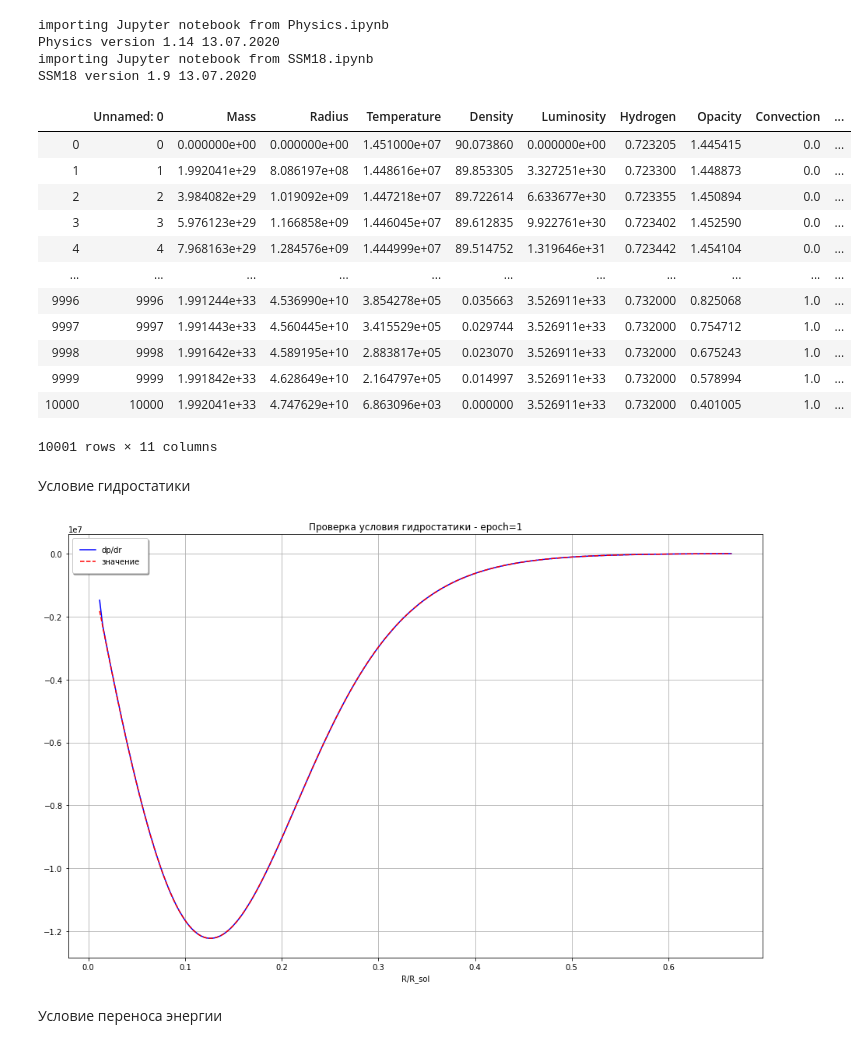
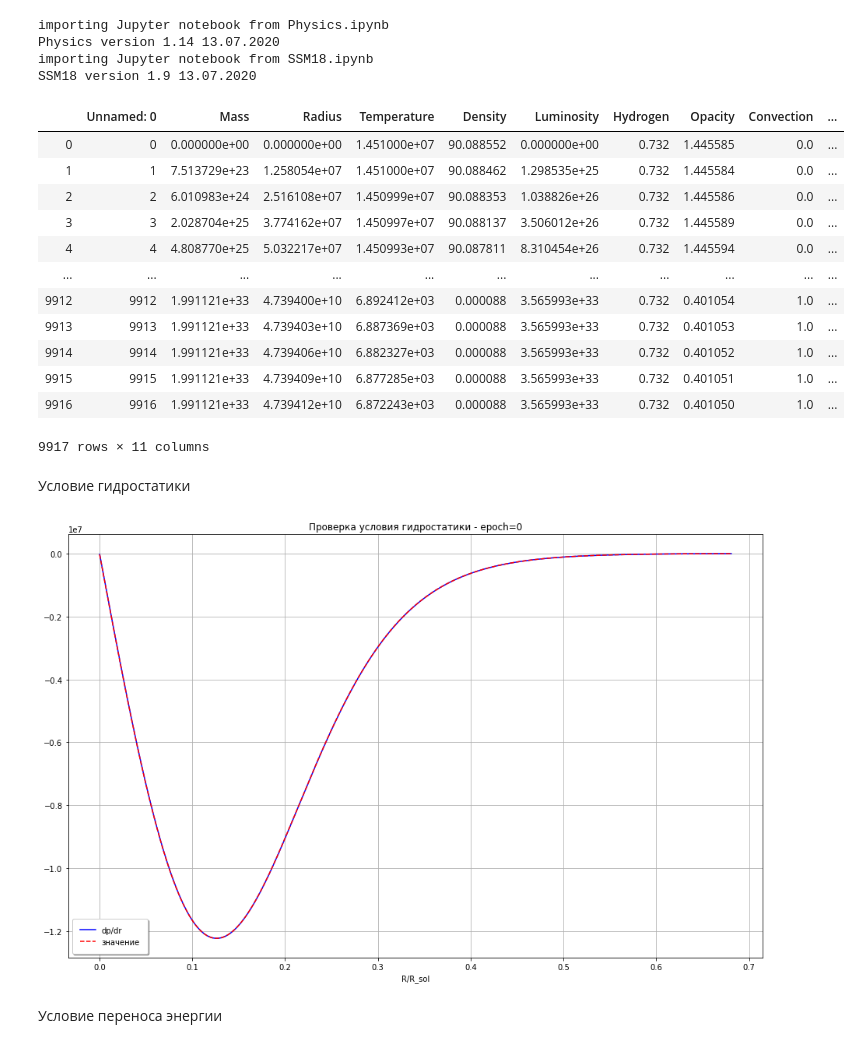
Before and after one commit to boangri/StarModels, a Jupyter notebook: CheckModel.ipynb, the cells around one changed output. Drawn from its saved outputs; the diff is of its cells as text; code cells hidden in the pictures.

```diff
--- a/CheckModel.ipynb
+++ b/CheckModel.ipynb
@@ -27,27 +27,28 @@ pi = math.pi
 Z = s.Z
 # %%
 def load_model(epoch):
-    filename = 'Mass/4epoch%.02d.csv' % epoch
+    filename = 'FromCenter/4epoch%.02d.csv' % epoch
+#     filename = 'Mass/4epoch%.02d.csv' % epoch
     return pd.read_csv(filename)
 # %%
-epoch = 1
+epoch = 0
 df1 = load_model(epoch)
 dimM = len(df1.index)
 df1
 # %% [output]
 |  | Unnamed: 0 | Mass | Radius | Temperature | Density | Luminosity | Hydrogen | Opacity | Convection | ... |
-| 0 | 0 | 0.000000e+00 | 0.000000e+00 | 1.451000e+07 | 90.073860 | 0.000000e+00 | 0.723205 | 1.445415 | 0.0 | ... |
-| 1 | 1 | 1.992041e+29 | 8.086197e+08 | 1.448616e+07 | 89.853305 | 3.327251e+30 | 0.723300 | 1.448873 | 0.0 | ... |
-| 2 | 2 | 3.984082e+29 | 1.019092e+09 | 1.447218e+07 | 89.722614 | 6.633677e+30 | 0.723355 | 1.450894 | 0.0 | ... |
-| 3 | 3 | 5.976123e+29 | 1.166858e+09 | 1.446045e+07 | 89.612835 | 9.922761e+30 | 0.723402 | 1.452590 | 0.0 | ... |
-| 4 | 4 | 7.968163e+29 | 1.284576e+09 | 1.444999e+07 | 89.514752 | 1.319646e+31 | 0.723442 | 1.454104 | 0.0 | ... |
+| 0 | 0 | 0.000000e+00 | 0.000000e+00 | 1.451000e+07 | 90.088552 | 0.000000e+00 | 0.732 | 1.445585 | 0.0 | ... |
+| 1 | 1 | 7.513729e+23 | 1.258054e+07 | 1.451000e+07 | 90.088462 | 1.298535e+25 | 0.732 | 1.445584 | 0.0 | ... |
+| 2 | 2 | 6.010983e+24 | 2.516108e+07 | 1.450999e+07 | 90.088353 | 1.038826e+26 | 0.732 | 1.445586 | 0.0 | ... |
+| 3 | 3 | 2.028704e+25 | 3.774162e+07 | 1.450997e+07 | 90.088137 | 3.506012e+26 | 0.732 | 1.445589 | 0.0 | ... |
+| 4 | 4 | 4.808770e+25 | 5.032217e+07 | 1.450993e+07 | 90.087811 | 8.310454e+26 | 0.732 | 1.445594 | 0.0 | ... |
 | ... | ... | ... | ... | ... | ... | ... | ... | ... | ... | ... |
-| 9996 | 9996 | 1.991244e+33 | 4.536990e+10 | 3.854278e+05 | 0.035663 | 3.526911e+33 | 0.732000 | 0.825068 | 1.0 | ... |
-| 9997 | 9997 | 1.991443e+33 | 4.560445e+10 | 3.415529e+05 | 0.029744 | 3.526911e+33 | 0.732000 | 0.754712 | 1.0 | ... |
-| 9998 | 9998 | 1.991642e+33 | 4.589195e+10 | 2.883817e+05 | 0.023070 | 3.526911e+33 | 0.732000 | 0.675243 | 1.0 | ... |
-| 9999 | 9999 | 1.991842e+33 | 4.628649e+10 | 2.164797e+05 | 0.014997 | 3.526911e+33 | 0.732000 | 0.578994 | 1.0 | ... |
-| 10000 | 10000 | 1.992041e+33 | 4.747629e+10 | 6.863096e+03 | 0.000000 | 3.526911e+33 | 0.732000 | 0.401005 | 1.0 | ... |
+| 9912 | 9912 | 1.991121e+33 | 4.739400e+10 | 6.892412e+03 | 0.000088 | 3.565993e+33 | 0.732 | 0.401054 | 1.0 | ... |
+| 9913 | 9913 | 1.991121e+33 | 4.739403e+10 | 6.887369e+03 | 0.000088 | 3.565993e+33 | 0.732 | 0.401053 | 1.0 | ... |
+| 9914 | 9914 | 1.991121e+33 | 4.739406e+10 | 6.882327e+03 | 0.000088 | 3.565993e+33 | 0.732 | 0.401052 | 1.0 | ... |
+| 9915 | 9915 | 1.991121e+33 | 4.739409e+10 | 6.877285e+03 | 0.000088 | 3.565993e+33 | 0.732 | 0.401051 | 1.0 | ... |
+| 9916 | 9916 | 1.991121e+33 | 4.739412e+10 | 6.872243e+03 | 0.000088 | 3.565993e+33 | 0.732 | 0.401050 | 1.0 | ... |
-10001 rows × 11 columns
+9917 rows × 11 columns
 # %%
 x = df1['Hydrogen'].values
 m = df1['Mass'].values
@@ -94,7 +95,7 @@ plt.title('Проверка условия гидростатики - epoch=%d'
 ax.grid(b=True, which='both')
 ax.legend(fancybox=True, framealpha=1, shadow=True, borderpad=1);
 # %% [output]
-[figure, old version]
+[figure, new version]
 # %% [markdown]
 Условие переноса энергии
 # %%
```
Also changed, not shown: parts of 4 cells of this notebook, 2 other files.
